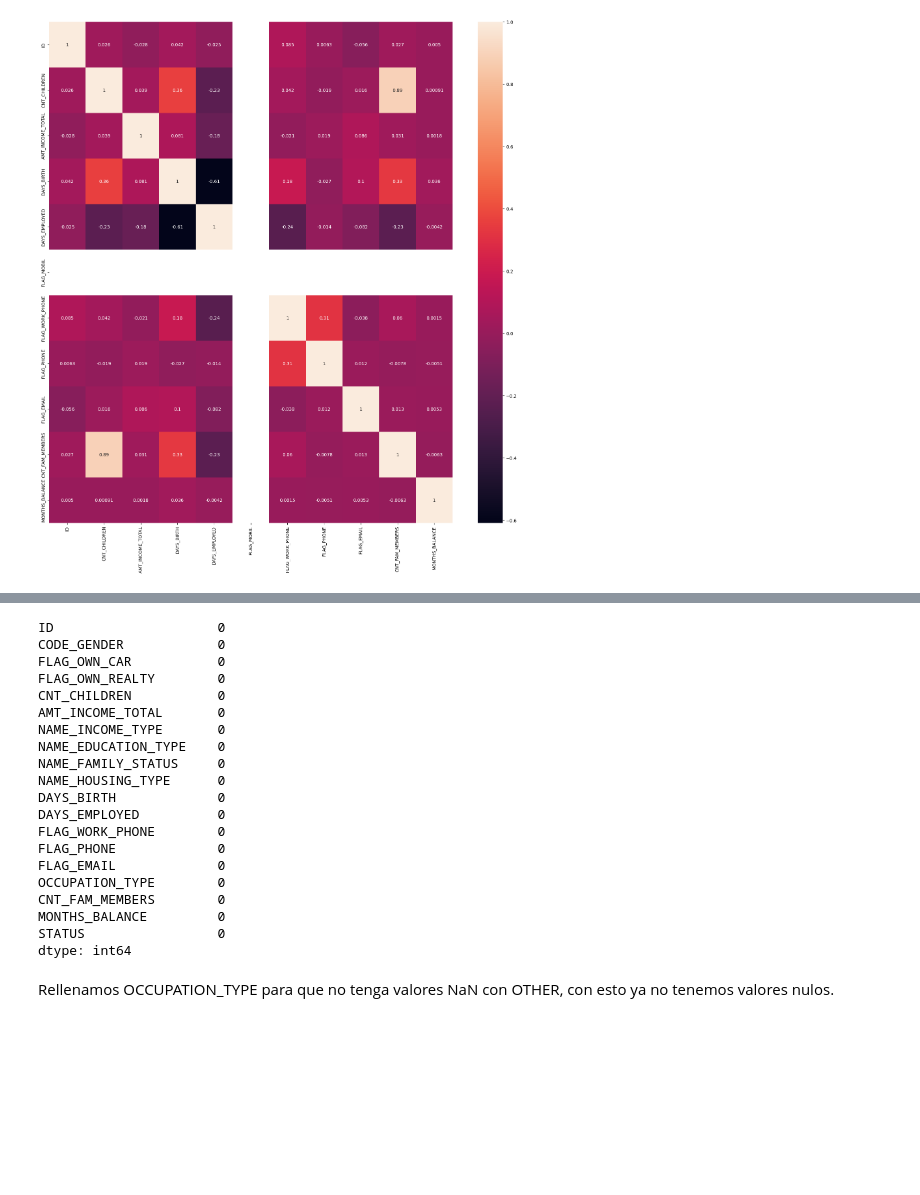
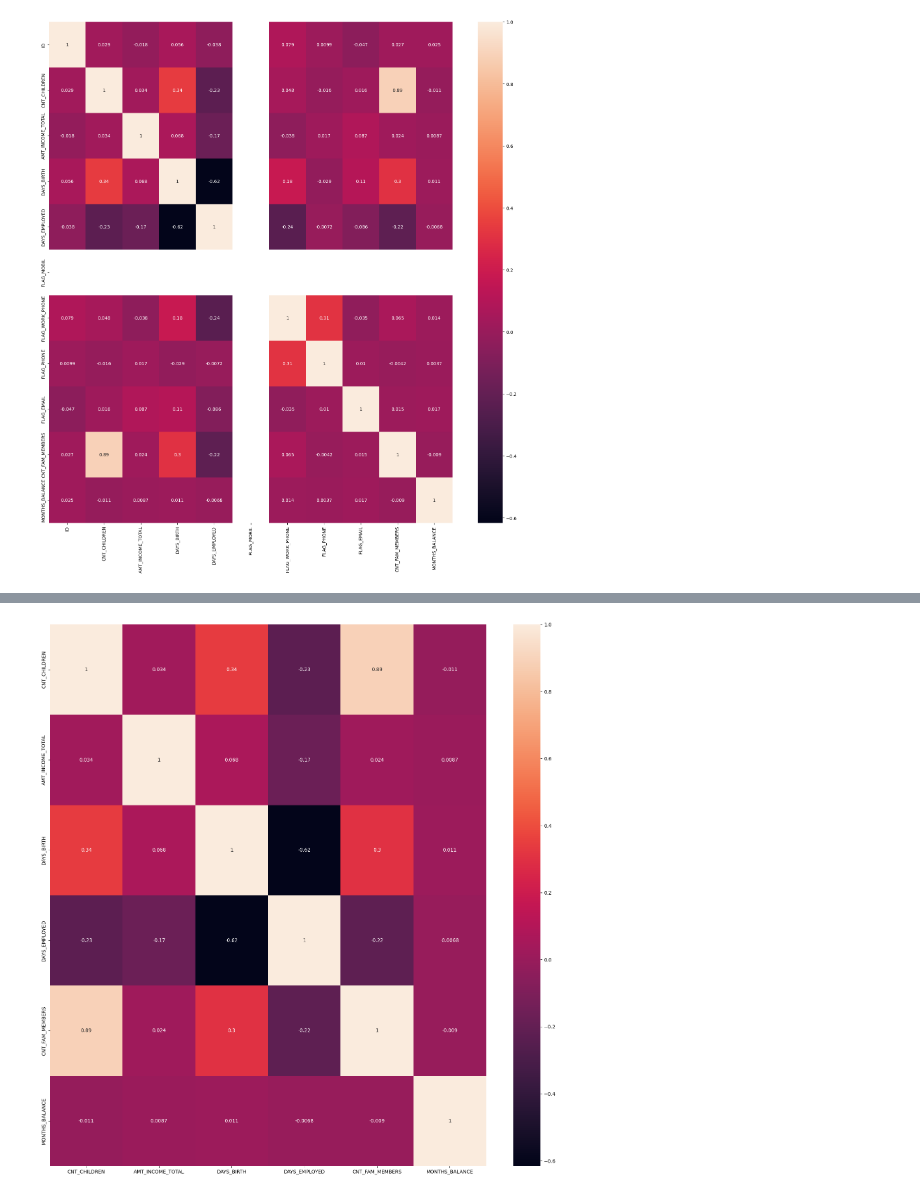
Before and after one commit to eolo-ws/proyecto-2-mineria-de-datos, a Jupyter notebook: proyecto-2-mineria-grupo-5.ipynb, the cells around one changed output, grey strips where cells are left out. Cells and saved outputs as stored; diff of their text form; code cells hidden in the pictures; blank space fills up the shorter version.

```diff
--- a/proyecto-2-mineria-grupo-5.ipynb
+++ b/proyecto-2-mineria-grupo-5.ipynb
@@ -218,29 +231,16 @@ plt.show()
-# %%
-data['OCCUPATION_TYPE'].fillna('OTHER',inplace=True)
-data.isnull().sum()
-# %% [output]
-ID                     0
-CODE_GENDER            0
-FLAG_OWN_CAR           0
-FLAG_OWN_REALTY        0
-CNT_CHILDREN           0
-AMT_INCOME_TOTAL       0
-NAME_INCOME_TYPE       0
-NAME_EDUCATION_TYPE    0
-NAME_FAMILY_STATUS     0
-NAME_HOUSING_TYPE      0
-DAYS_BIRTH             0
-DAYS_EMPLOYED          0
-FLAG_WORK_PHONE        0
-FLAG_PHONE             0
-FLAG_EMAIL             0
-OCCUPATION_TYPE        0
-CNT_FAM_MEMBERS        0
-MONTHS_BALANCE         0
-STATUS                 0
-dtype: int64
-# %% [markdown]
-Rellenamos OCCUPATION_TYPE para que no tenga valores NaN con OTHER, con esto ya no tenemos valores nulos.
+# %%
+# Se eliminan las variables FLAG_WORK_PHONE, FLAG_PHONE, FLAG_EMAIL, ID, NAME_HOUSING_TYPE.
+data = data.drop('FLAG_MOBIL',axis=1)
+data = data.drop('FLAG_WORK_PHONE',axis=1)
+data = data.drop('FLAG_PHONE',axis=1)
+data = data.drop('FLAG_EMAIL',axis=1)
+data = data.drop('ID',axis=1)
+# Se puede observar el grafico de correlacion despues de que se eliminaron las variables anteriores.
+plt.figure(figsize=(20,20))
+sns.heatmap(data.corr(), annot=True)
+plt.show()
+# %% [output]
+[figure, added]
 # %%
 data.info()
 # %% [output]
```
Also changed, not shown: parts of 57 cells of this notebook.
